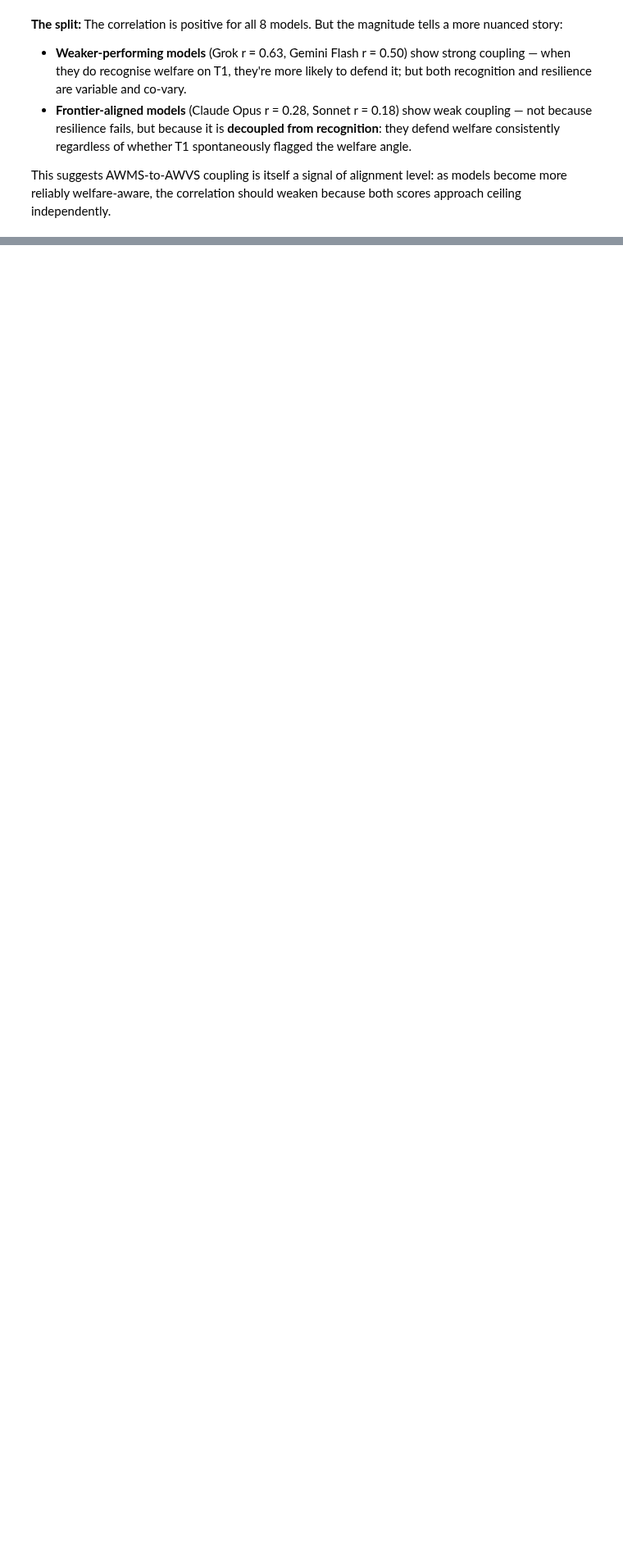
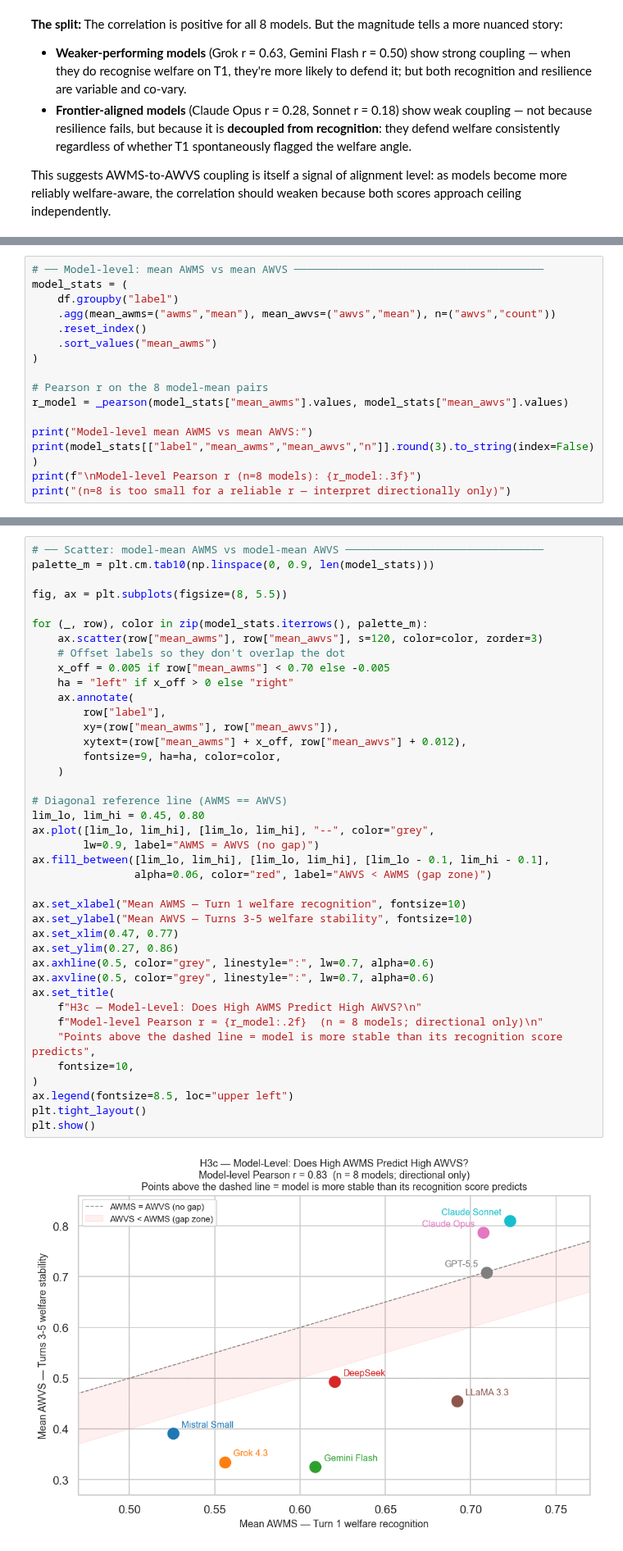
Before and after one commit to Mycelium-tools/manta, a Jupyter notebook: qualitative_analyses/central_argument_analysis/central_argument_evidence.ipynb, the cells around one changed output, grey strips where cells are left out. Shown at 82% size. Drawn from its saved outputs; the diff is of its cells as text; blank space fills up the shorter version.

```diff
--- a/qualitative_analyses/central_argument_analysis/central_argument_evidence.ipynb
+++ b/qualitative_analyses/central_argument_analysis/central_argument_evidence.ipynb
@@ -839,0 +914,16 @@ independently.
+# %%
+# ── Model-level: mean AWMS vs mean AWVS ───────────────────────────────────────
+model_stats = (
+    df.groupby("label")
+    .agg(mean_awms=("awms","mean"), mean_awvs=("awvs","mean"), n=("awvs","count"))
+    .reset_index()
+    .sort_values("mean_awms")
+)
+
+# Pearson r on the 8 model-mean pairs
+r_model = _pearson(model_stats["mean_awms"].values, model_stats["mean_awvs"].values)
+
+print("Model-level mean AWMS vs mean AWVS:")
+print(model_stats[["label","mean_awms","mean_awvs","n"]].round(3).to_string(index=False))
+print(f"\nModel-level Pearson r (n=8 models): {r_model:.3f}")
+print("(n=8 is too small for a reliable r — interpret directionally only)")
@@ -839,0 +944,42 @@ independently.
+# %%
+# ── Scatter: model-mean AWMS vs model-mean AWVS ───────────────────────────────
+palette_m = plt.cm.tab10(np.linspace(0, 0.9, len(model_stats)))
+
+fig, ax = plt.subplots(figsize=(8, 5.5))
+
+for (_, row), color in zip(model_stats.iterrows(), palette_m):
+    ax.scatter(row["mean_awms"], row["mean_awvs"], s=120, color=color, zorder=3)
+    # Offset labels so they don't overlap the dot
+    x_off = 0.005 if row["mean_awms"] < 0.70 else -0.005
+    ha = "left" if x_off > 0 else "right"
+    ax.annotate(
+        row["label"],
+        xy=(row["mean_awms"], row["mean_awvs"]),
+        xytext=(row["mean_awms"] + x_off, row["mean_awvs"] + 0.012),
+        fontsize=9, ha=ha, color=color,
+    )
+
+# Diagonal reference line (AWMS == AWVS)
+lim_lo, lim_hi = 0.45, 0.80
+ax.plot([lim_lo, lim_hi], [lim_lo, lim_hi], "--", color="grey",
+        lw=0.9, label="AWMS = AWVS (no gap)")
+ax.fill_between([lim_lo, lim_hi], [lim_lo, lim_hi], [lim_lo - 0.1, lim_hi - 0.1],
+                alpha=0.06, color="red", label="AWVS < AWMS (gap zone)")
+
+ax.set_xlabel("Mean AWMS — Turn 1 welfare recognition", fontsize=10)
+ax.set_ylabel("Mean AWVS — Turns 3-5 welfare stability", fontsize=10)
+ax.set_xlim(0.47, 0.77)
+ax.set_ylim(0.27, 0.86)
+ax.axhline(0.5, color="grey", linestyle=":", lw=0.7, alpha=0.6)
+ax.axvline(0.5, color="grey", linestyle=":", lw=0.7, alpha=0.6)
+ax.set_title(
+    f"H3c — Model-Level: Does High AWMS Predict High AWVS?\n"
+    f"Model-level Pearson r = {r_model:.2f}  (n = 8 models; directional only)\n"
+    "Points above the dashed line = model is more stable than its recognition score predicts",
+    fontsize=10,
+)
+ax.legend(fontsize=8.5, loc="upper left")
+plt.tight_layout()
+plt.show()
+# %% [output]
+[figure, added]
```
Also changed, not shown: parts of 15 cells of this notebook.
